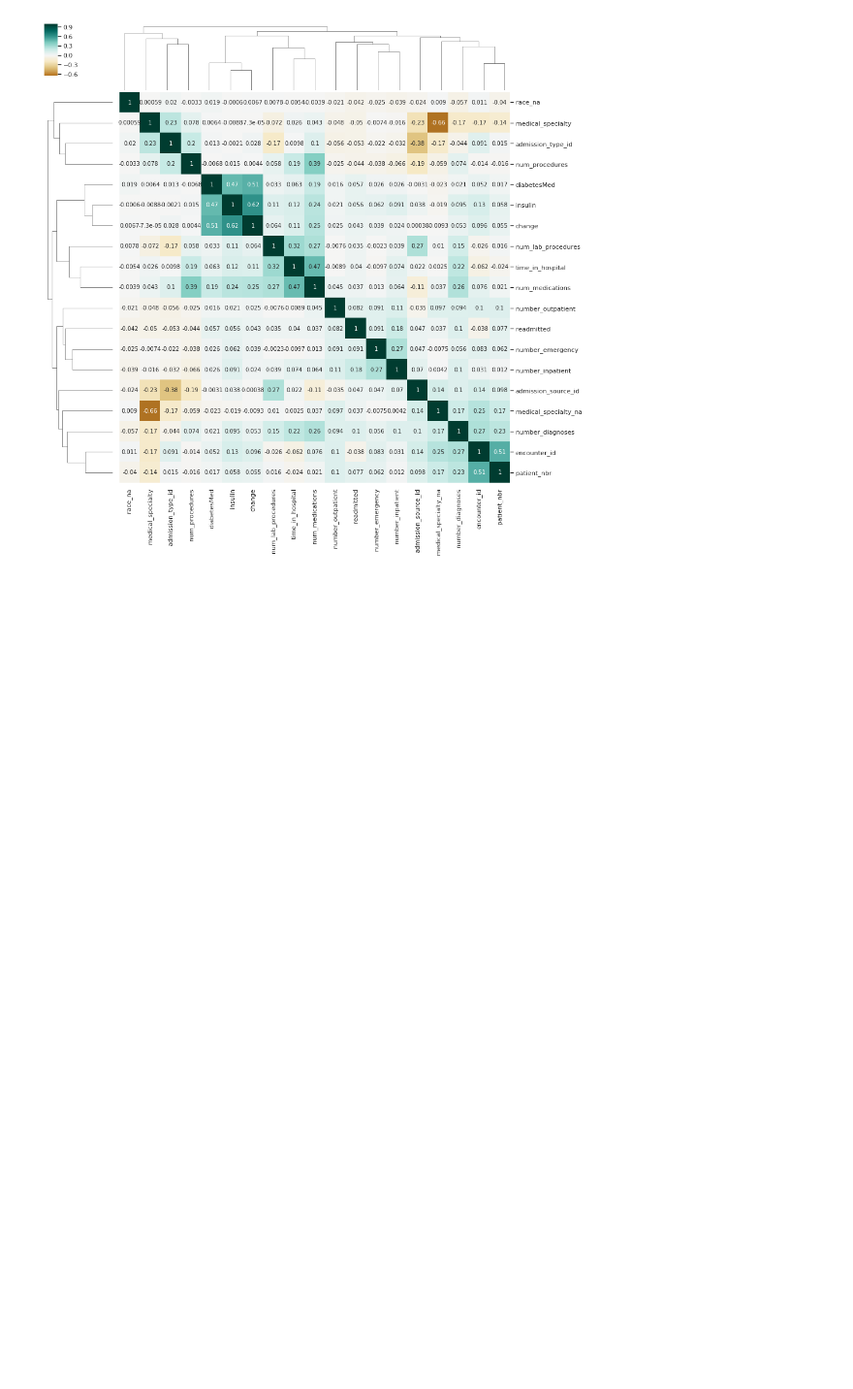
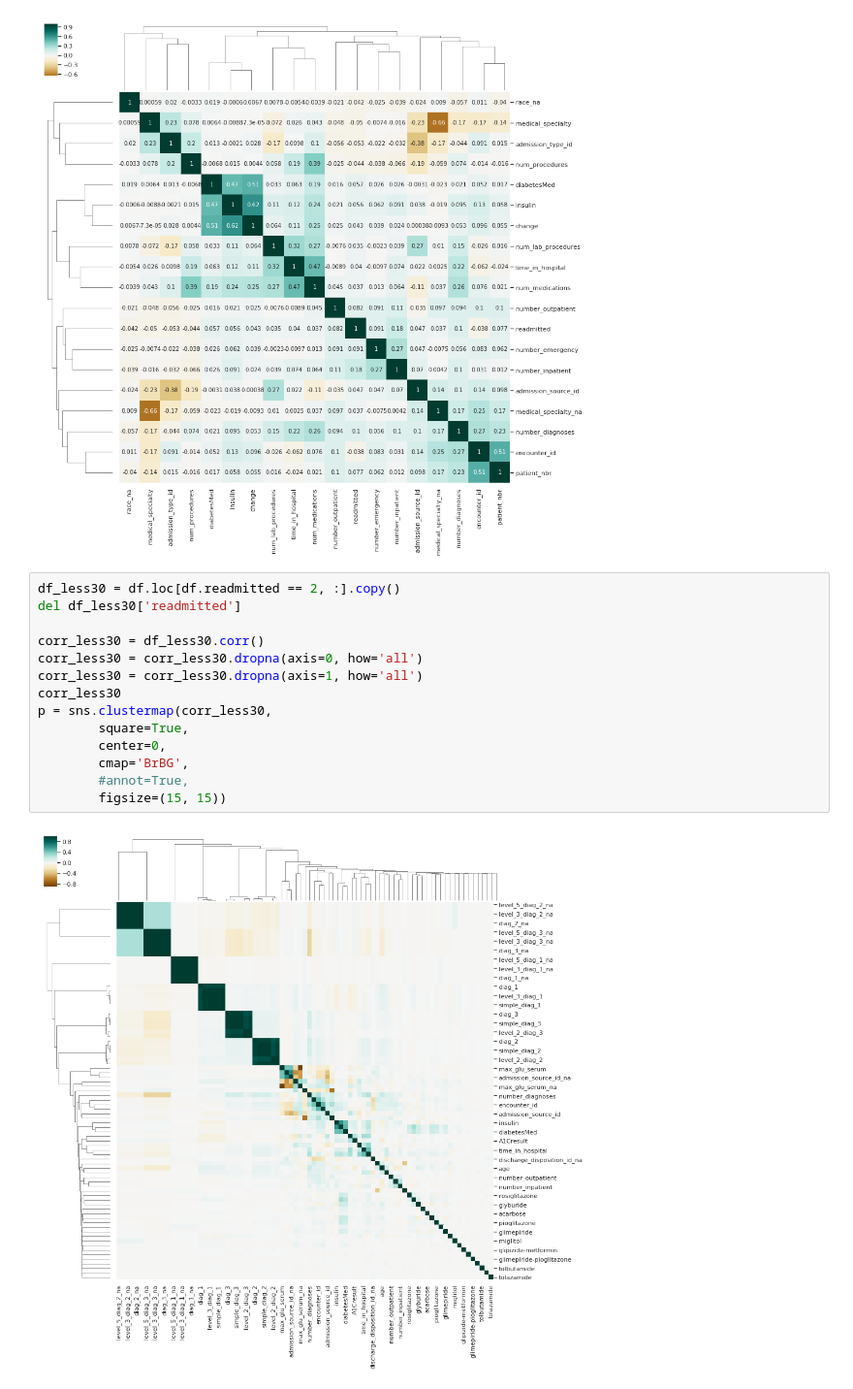
Before and after one commit to pavelzimin/hospital_readmission, a Jupyter notebook: Exploratory_Data_Analysis.ipynb, the cells around one changed output. Shown at 97% size. Saved outputs shown, nothing was run; the diff lists cells and outputs as text; blank space fills up the shorter version.

```diff
--- a/Exploratory_Data_Analysis.ipynb
+++ b/Exploratory_Data_Analysis.ipynb
@@ -52,3 +40,19 @@ p = sns.clustermap(corr_high,
         figsize=(15, 15))
 # %% [output]
 [figure]
+# %%
+df_less30 = df.loc[df.readmitted == 2, :].copy()
+del df_less30['readmitted']
+
+corr_less30 = df_less30.corr()
+corr_less30 = corr_less30.dropna(axis=0, how='all')
+corr_less30 = corr_less30.dropna(axis=1, how='all')
+corr_less30
+p = sns.clustermap(corr_less30,
+        square=True,
+        center=0,
+        cmap='BrBG',
+        #annot=True,
+        figsize=(15, 15))
+# %% [output]
+[figure, added]
```
Also changed, not shown: parts of 7 cells of this notebook, 1 other file.
